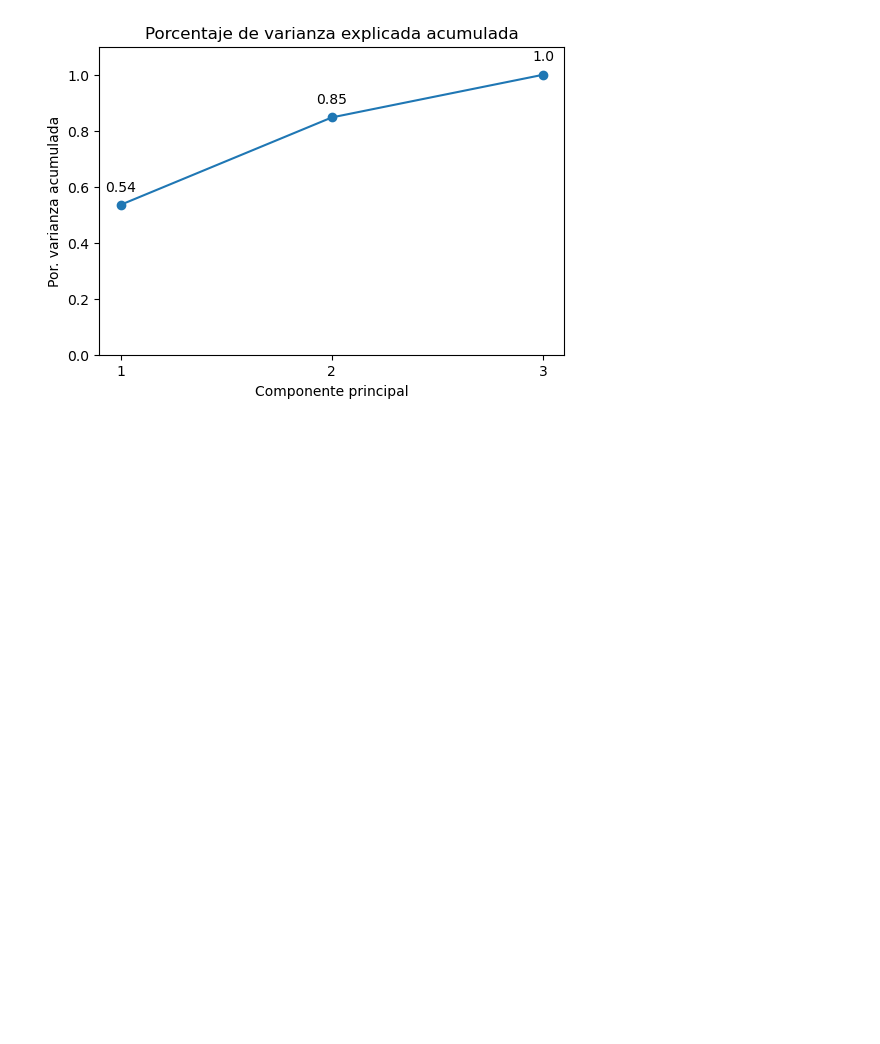
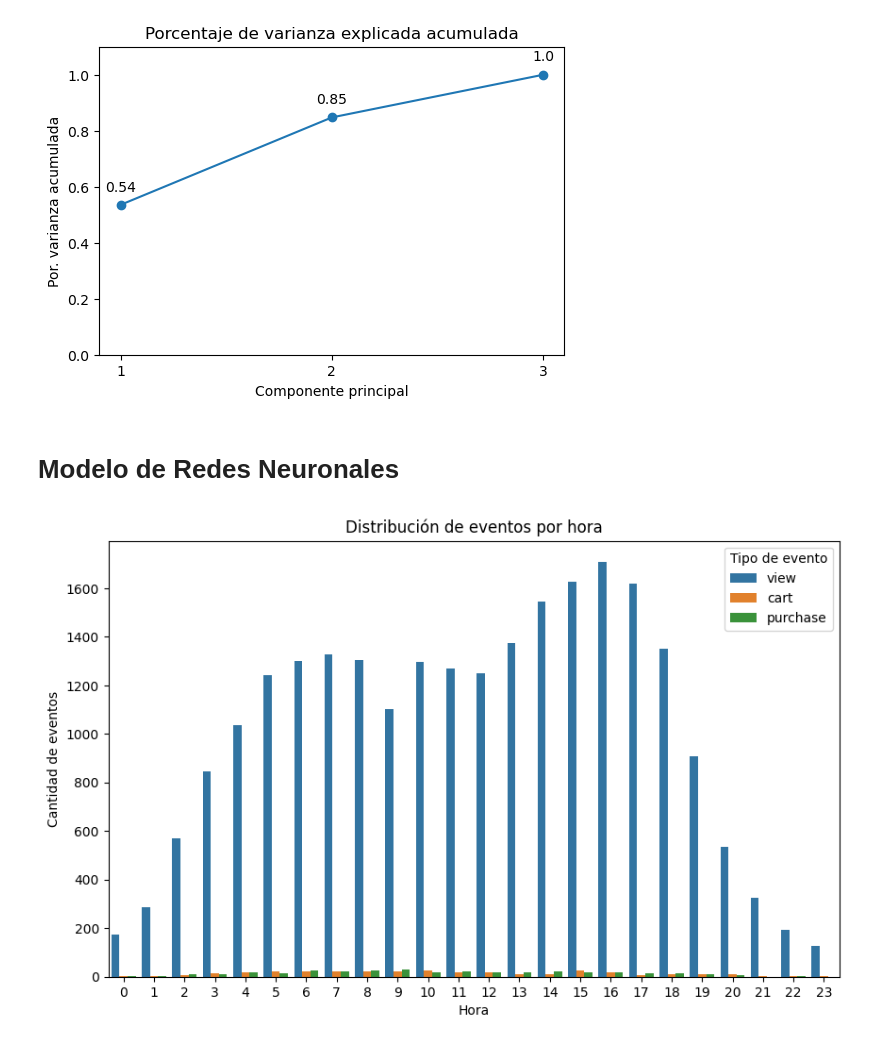
Before and after one commit to Jskenpo/ProyectoFInal_DS, a Jupyter notebook: Proyecto.ipynb, the cells around one changed output. Cells and saved outputs as stored; diff of their text form; code cells hidden in the pictures; blank space fills up the shorter version.

```diff
--- a/Proyecto.ipynb
+++ b/Proyecto.ipynb
@@ -303,3 +304,17 @@ Porcentaje de varianza explicada acumulada
 ------------------------------------------
 [0.53525046 0.8475473  1.        ]
 [figure]
+# %% [markdown]
+# Modelo de Redes Neuronales
+# %%
+
+# Conteo de eventos por hora
+plt.figure(figsize=(10, 6))
+sns.countplot(x='hour', hue='event_type', data=df, order=sorted(df['hour'].unique()))
+plt.title('Distribución de eventos por hora')
+plt.xlabel('Hora')
+plt.ylabel('Cantidad de eventos')
+plt.legend(title='Tipo de evento')
+plt.show()
+# %% [output]
+[figure, added]
```
Also changed, not shown: parts of 19 cells of this notebook, 6 other files.
